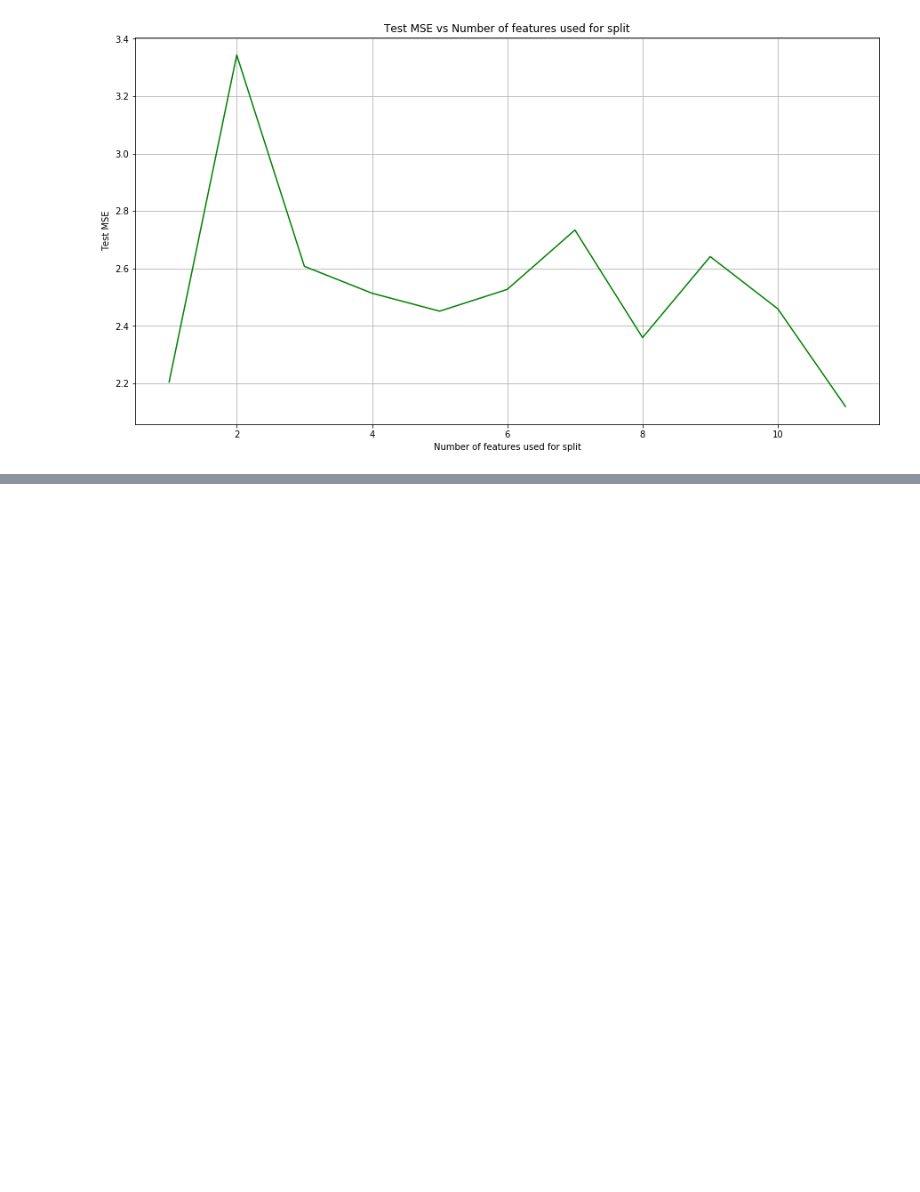
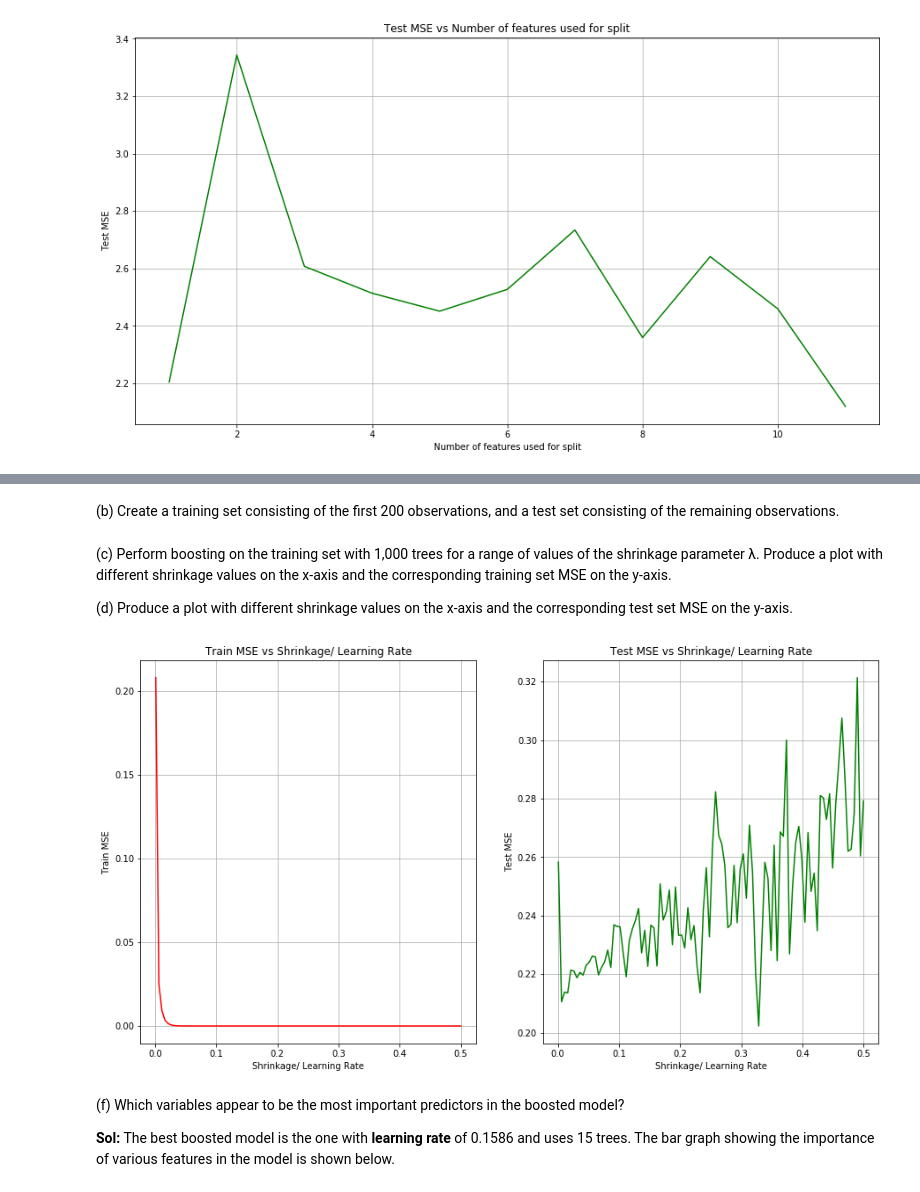
Before and after one commit to amitrajan012/Introduction-to-Statistical-Learning, a Jupyter notebook: Tree-Based Methods.ipynb, the cells around one changed output, grey strips where cells are left out. Cells and saved outputs as stored; diff of their text form; code cells hidden in the pictures; blank space fills up the shorter version.

```diff
--- a/Tree-Based Methods.ipynb
+++ b/Tree-Based Methods.ipynb
@@ -554,0 +571,3 @@ plt.show()
+# %%
+X_train, X_test, y_train, y_test = train_test_split(oj.drop(['Purchase'], axis=1),
+                                                    oj[['Purchase']], train_size=800)
@@ -554,0 +708,5 @@ plt.show()
+# %%
+c = DecisionTreeClassifier(random_state=1)
+c.fit(X_train, y_train)
+print("Training Error rate for unpurned tree is: " + str(1 - accuracy_score(c.predict(X_train), y_train)))
+print("Training Error rate for pruned tree is: " + str(1 - accuracy_score(tree_model.predict(X_train), y_train)))
@@ -554,0 +730,9 @@ plt.show()
+# %%
+hitters = pd.read_csv("data/Hitters.csv")
+hitters = hitters.rename(columns={'Unnamed: 0': 'Name'})
+hitters = hitters.dropna()
+hitters["Salary"] = hitters["Salary"].apply(np.log)
+hitters['League'] = hitters['League'].map({'N': 1, 'A': 0})
+hitters['NewLeague'] = hitters['NewLeague'].map({'N': 1, 'A': 0})
+hitters['Division'] = hitters['Division'].map({'W': 1, 'E': 0})
+hitters.head()
@@ -554,0 +747,62 @@ plt.show()
+# %% [markdown]
+(b) Create a training set consisting of the first 200 observations, and a test set consisting of the remaining observations.
+# %%
+train = hitters.iloc[0:200, :]
+test = hitters.iloc[200:, :]
+# %% [markdown]
+(c) Perform boosting on the training set with 1,000 trees for a range of values of the shrinkage parameter λ. Produce a plot with different shrinkage values on the x-axis and the corresponding training set MSE on the y-axis.
+
+(d) Produce a plot with different shrinkage values on the x-axis and the corresponding test set MSE on the y-axis.
+# %%
+from sklearn.ensemble import GradientBoostingRegressor
+
+def boosting_shrinkage(X_train, Y_train, X_test, Y_test, shrinkages):
+    train_MSE = {}
+    test_MSE = {}
+    for s in shrinkages:
+        clf = GradientBoostingRegressor(random_state=0, n_estimators=1000, learning_rate=s)
+        clf.fit(X_train, Y_train)
+        p = clf.predict(X_train)
+        train_MSE[s] = mean_squared_error(p, Y_train)
+        p = clf.predict(X_test)
+        test_MSE[s] = mean_squared_error(p, Y_test)
+    return (train_MSE, test_MSE)
+
+X_train = train.drop(['Name', 'Salary'], axis=1)
+y_train = train[['Salary']]
+X_test = test.drop(['Name', 'Salary'], axis=1)
+y_test = test[['Salary']]
+
+res = boosting_shrinkage(X_train, y_train.values.ravel(), X_test, y_test.values.ravel(),
+                               np.linspace(0.001, 0.5, 100))
+
+fig = plt.figure(figsize=(15,8))
+
+ax = fig.add_subplot(121)
+lists = sorted(res[0].items())
+x, y = zip(*lists)
+plt.plot(x, y, color='r', label='Training Error')
+
+ax.set_xlabel('Shrinkage/ Learning Rate')
+ax.set_ylabel('Train MSE')
+ax.set_title('Train MSE vs Shrinkage/ Learning Rate')
+ax.grid()
+
+ax = fig.add_subplot(122)
+lists = sorted(res[1].items())
+x, y = zip(*lists)
+plt.plot(x, y, color='g', label='Test Error')
+
+ax.set_xlabel('Shrinkage/ Learning Rate')
+ax.set_ylabel('Test MSE')
+ax.set_title('Test MSE vs Shrinkage/ Learning Rate')
+ax.grid()
+
+plt.grid(b=True)
+plt.show()
+# %% [output]
+[figure, added]
+# %% [markdown]
+(f) Which variables appear to be the most important predictors in the boosted model?
+
+<b>Sol:</b> The best boosted model is the one with <b>learning rate</b> of 0.1586 and uses 15 trees. The bar graph showing the importance of various features in the model is shown below.
```
Also changed, not shown: parts of 31 cells of this notebook.
